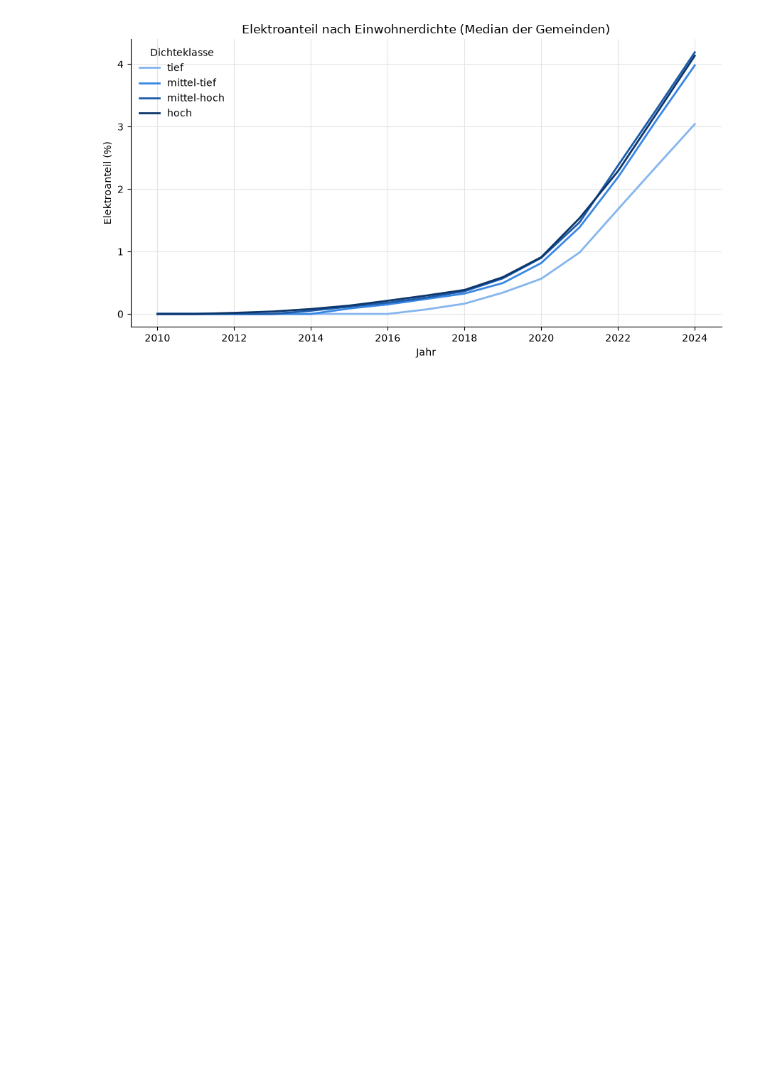
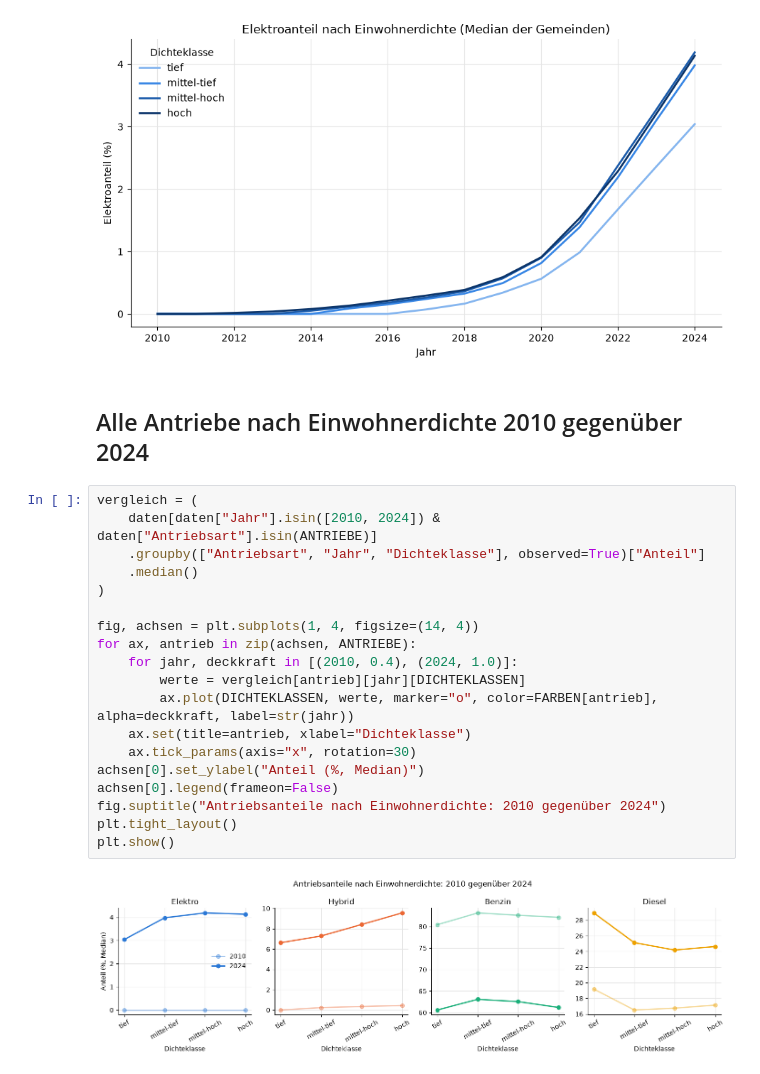
Before and after one commit to Y-Akinci/vehicle-types-density-ch, a Jupyter notebook: notebooks/analyse_brauchli.ipynb, the cells around one changed output. Drawn from its saved outputs; the diff is of its cells as text; blank space fills up the shorter version.

Commit message:
antriebsanteile nach einwohnerdichte, 2010 vs. 2024

```diff
--- a/notebooks/analyse_brauchli.ipynb
+++ b/notebooks/analyse_brauchli.ipynb
@@ -64,3 +64,26 @@ plt.tight_layout()
 plt.show()
 # %% [output]
 [figure]
+# %% [markdown]
+## Alle Antriebe nach Einwohnerdichte 2010 gegenüber 2024
+# %%
+vergleich = (
+    daten[daten["Jahr"].isin([2010, 2024]) & daten["Antriebsart"].isin(ANTRIEBE)]
+    .groupby(["Antriebsart", "Jahr", "Dichteklasse"], observed=True)["Anteil"]
+    .median()
+)
+
+fig, achsen = plt.subplots(1, 4, figsize=(14, 4))
+for ax, antrieb in zip(achsen, ANTRIEBE):
+    for jahr, deckkraft in [(2010, 0.4), (2024, 1.0)]:
+        werte = vergleich[antrieb][jahr][DICHTEKLASSEN]
+        ax.plot(DICHTEKLASSEN, werte, marker="o", color=FARBEN[antrieb], alpha=deckkraft, label=str(jahr))
+    ax.set(title=antrieb, xlabel="Dichteklasse")
+    ax.tick_params(axis="x", rotation=30)
+achsen[0].set_ylabel("Anteil (%, Median)")
+achsen[0].legend(frameon=False)
+fig.suptitle("Antriebsanteile nach Einwohnerdichte: 2010 gegenüber 2024")
+plt.tight_layout()
+plt.show()
+# %% [output]
+[figure, added]
```
